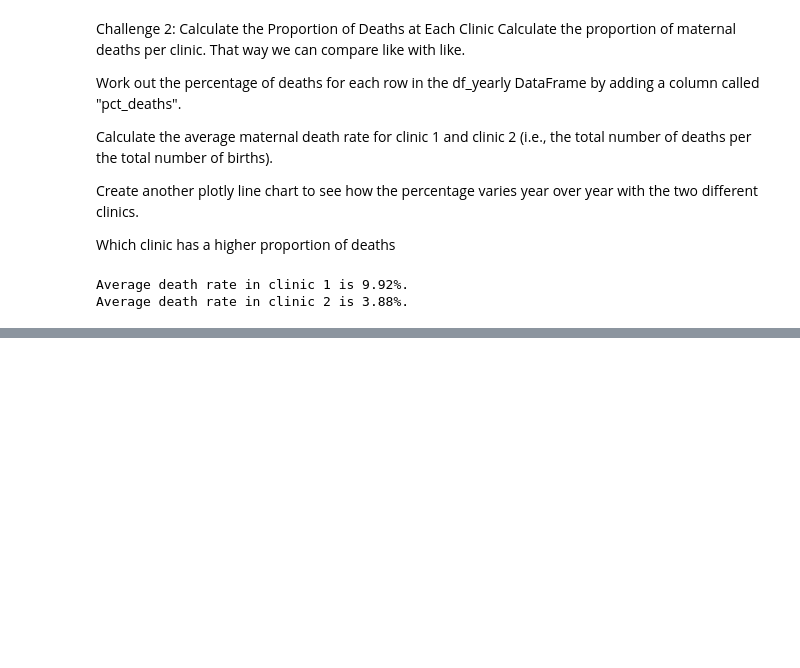
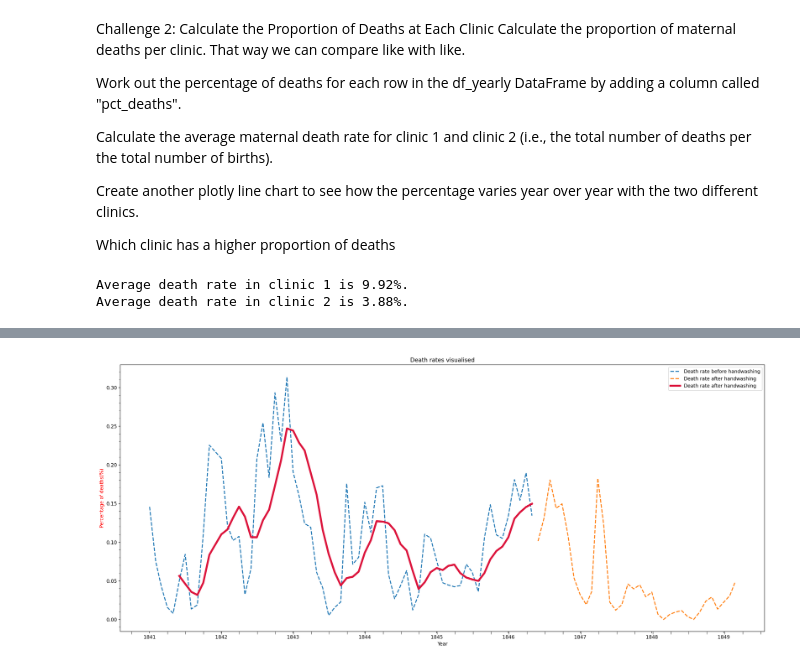
Before and after one commit to shane-221/Python_Basics, a Jupyter notebook: 09_Advanced-Data_Analysis(Pandas-Plotly-Seaborn)/80_Day_80_T-Tests_and _Distributions/main.ipynb, the cells around one changed output, grey strips where cells are left out. Cells and saved outputs as stored; diff of their text form; code cells hidden in the pictures; blank space fills up the shorter version.

```diff
--- a/09_Advanced-Data_Analysis(Pandas-Plotly-Seaborn)/80_Day_80_T-Tests_and _Distributions/main.ipynb
+++ b/09_Advanced-Data_Analysis(Pandas-Plotly-Seaborn)/80_Day_80_T-Tests_and _Distributions/main.ipynb
@@ -133,0 +143,3 @@ line.show()
+# %%
+m_df= pd.read_csv("monthly_deaths.csv")
+m_df.sample(5)
@@ -133,0 +248,8 @@ line.show()
+# %%
+# Setting the column as the index
+# m_df.set_index("Date", inplace=True)
+# before_handwashing.set_index("Date", inplace=True)
+# after_handwashing.set_index("Date", inplace=True)
+
+before_handwashing["Rolling"]= before_handwashing["Pct_Deaths"].rolling(window= 6).mean()           # Create a copyu earlier and then adjust
+after_handwashing["Rolling"]= after_handwashing["Pct_Deaths"].rolling(window=6).mean()
@@ -133,0 +289,7 @@ line.show()
+# %%
+before_handwashing.index= before_handwashing.index.astype(str)
+after_handwashing.index =after_handwashing.index.astype(str)
+before_handwashing.index = pd.to_datetime(before_handwashing.index)
+after_handwashing.index = pd.to_datetime(after_handwashing.index)
+
+before_handwashing.index.dtype
@@ -133,0 +315,49 @@ line.show()
+# %%
+plt.style.use('default')
+## Figure size etc
+plt.figure(figsize =(24, 10), dpi= 200)
+plt.xticks(fontsize=10)
+plt.yticks(fontsize=10)
+ax = plt.gca()
+
+## Tick locators
+years= mdates.YearLocator()                                     # Fidn the years
+months= mdates.MonthLocator()                                   # Find the months
+years_FMT= mdates.DateFormatter('%Y')                           # Format them
+
+ax.xaxis.set_major_locator(years)
+ax.xaxis.set_minor_locator(mdates.MonthLocator(interval=3))     # Gives the minor locators in intervals
+ax.xaxis.set_major_formatter(years_FMT)
+# ax.xaxis.set_minor_locator(months)                            # General minor locator behaviour
+ax.minorticks_on()                                              # Making sure the minor ticks are on
+ax.tick_params(axis='x', which='minor', color='black', length=6)# styling for minor locator
+
+## charts
+chart= plt.plot(before_handwashing.index,
+                 before_handwashing["Pct_Deaths"],
+                linewidth = 2,
+                linestyle = "--",
+                label ="Death rate before handwashing",)
+chart= plt.plot(after_handwashing.index,
+                after_handwashing["Pct_Deaths"],
+                linewidth = 2,
+                linestyle = "--",
+                label ="Death rate after handwashing",)
+
+chart= plt.plot(before_handwashing.index,
+                before_handwashing["Rolling"],
+                linewidth = 4,
+                linestyle = "-",
+                label ="Death rate after handwashing",
+                color= "crimson",)
+
+
+
+plt.grid(False)
+plt.legend()
+plt.xlabel("Year")
+plt.ylabel("Percentage of deaths(%)", color='Red')
+plt.title("Death rates visualised")
+plt.show()
+# %% [output]
+[figure, added]
```
Also changed, not shown: parts of 19 cells of this notebook.
